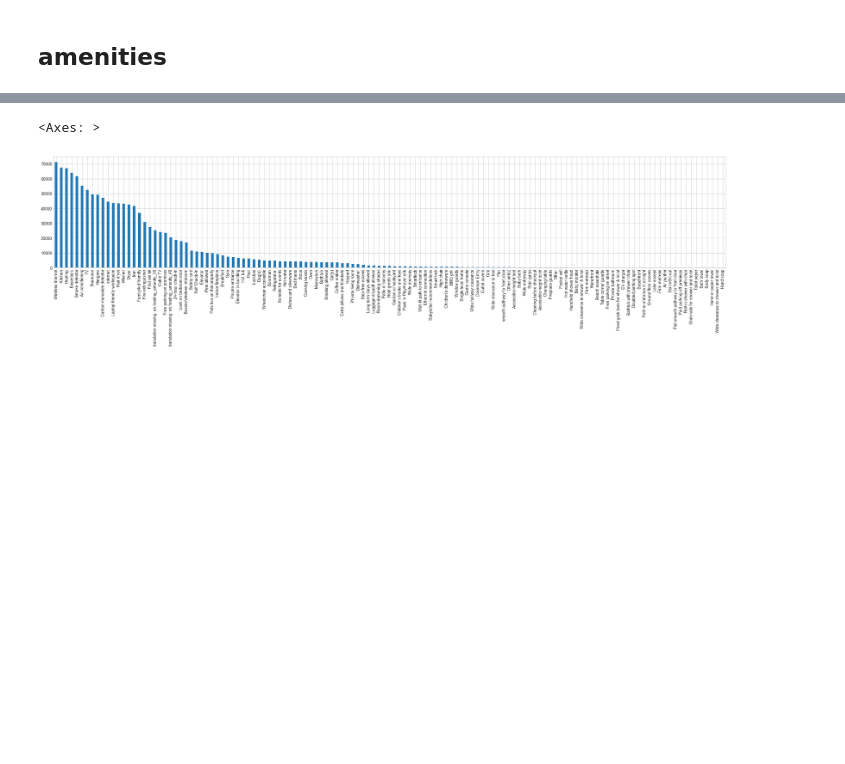
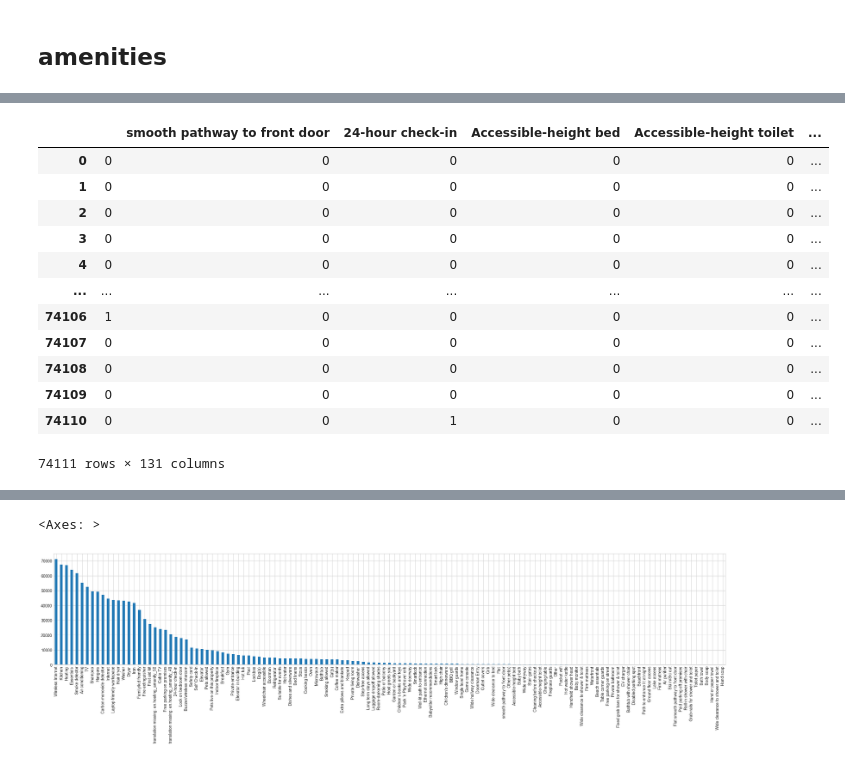
Before and after one commit to semasar/Final-Proje_Airbnb, a Jupyter notebook: data_preproccesing.ipynb, the cells around one changed output, grey strips where cells are left out. Saved outputs shown, nothing was run; the diff lists cells and outputs as text; code cells hidden in the pictures; blank space fills up the shorter version.

```diff
--- a/data_preproccesing.ipynb
+++ b/data_preproccesing.ipynb
@@ -1283,3 +1302,0 @@ df.head()
-# %%
-df = pd.get_dummies(df, columns=["cleaning_fee"])
-df.head()
@@ -1294,5 +1309,3 @@ df.head()
 # %% [markdown]
 ## bed_type
-# %%
-df['bed_type'] =df['bed_type'].apply(lambda x: 1 if x==1 else 0)
 # %%
@@ -1348,7 +1355,5 @@ df['bathrooms'].value_counts()
 7.0       10
 7.5        6
 Name: bathrooms, dtype: int64
-# %%
-df['bathrooms'] =df['bathrooms'].apply(lambda x: 1 if x==1 else 'other')
 # %%
 df = pd.get_dummies(df, columns=["bathrooms"])
@@ -1518,0 +1372,2 @@ for col in df.iloc[:, :2].columns:
+# %%
+df['amenities']=df_origin['amenities']
@@ -1518,0 +1427,43 @@ for col in df.iloc[:, :2].columns:
+# %%
+df.loc[df['amenities'].str.contains('24-hour check-in'), 'check_in_24h'] = 1
+df.loc[df['amenities'].str.contains('Air conditioning|Central air conditioning'), 'air_conditioning'] = 1
+df.loc[df['amenities'].str.contains('Amazon Echo|Apple TV|Game console|Netflix|Projector and screen|Smart TV'), 'high_end_electronics'] = 1
+df.loc[df['amenities'].str.contains('BBQ grill|Fire pit|Propane barbeque'), 'bbq'] = 1
+df.loc[df['amenities'].str.contains('Balcony|Patio'), 'balcony'] = 1
+df.loc[df['amenities'].str.contains('Beach view|Beachfront|Lake access|Mountain view|Ski-in/Ski-out|Waterfront'), 'nature_and_views'] = 1
+df.loc[df['amenities'].str.contains('Bed linens'), 'bed_linen'] = 1
+df.loc[df['amenities'].str.contains('Breakfast'), 'breakfast'] = 1
+df.loc[df['amenities'].str.contains('TV'), 'tv'] = 1
+df.loc[df['amenities'].str.contains('Coffee maker|Espresso machine'), 'coffee_machine'] = 1
+df.loc[df['amenities'].str.contains('Cooking basics'), 'cooking_basics'] = 1
+df.loc[df['amenities'].str.contains('Dishwasher|Dryer|Washer'), 'white_goods'] = 1
+df.loc[df['amenities'].str.contains('Elevator'), 'elevator'] = 1
+df.loc[df['amenities'].str.contains('Exercise equipment|Gym|gym'), 'gym'] = 1
+df.loc[df['amenities'].str.contains('Family/kid friendly|Children|children'), 'child_friendly'] = 1
+df.loc[df['amenities'].str.contains('parking'), 'parking'] = 1
+df.loc[df['amenities'].str.contains('Garden|Outdoor|Sun loungers|Terrace'), 'outdoor_space'] = 1
+df.loc[df['amenities'].str.contains('Host greets you'), 'host_greeting'] = 1
+df.loc[df['amenities'].str.contains('Hot tub|Jetted tub|hot tub|Sauna|Pool|pool'), 'hot_tub_sauna_or_pool'] = 1
+df.loc[df['amenities'].str.contains('Internet|Pocket wifi|Wifi'), 'internet'] = 1
+df.loc[df['amenities'].str.contains('Long term stays allowed'), 'long_term_stays'] = 1
+df.loc[df['amenities'].str.contains('Pets|pet|Cat(s)|Dog(s)'), 'pets_allowed'] = 1
+df.loc[df['amenities'].str.contains('Private entrance'), 'private_entrance'] = 1
+df.loc[df['amenities'].str.contains('Safe|Security system'), 'secure'] = 1
+df.loc[df['amenities'].str.contains('Self check-in'), 'self_check_in'] = 1
+df.loc[df['amenities'].str.contains('Smoking allowed'), 'smoking_allowed'] = 1
+df.loc[df['amenities'].str.contains('Step-free access|Wheelchair|Accessible'), 'accessible'] = 1
+df.loc[df['amenities'].str.contains('Suitable for events'), 'event_suitable'] = 1
+# %% [output]
+|  |  | smooth pathway to front door | 24-hour check-in | Accessible-height bed | Accessible-height toilet | ... |
+| 0 | 0 | 0 | 0 | 0 | 0 | ... |
+| 1 | 0 | 0 | 0 | 0 | 0 | ... |
+| 2 | 0 | 0 | 0 | 0 | 0 | ... |
+| 3 | 0 | 0 | 0 | 0 | 0 | ... |
+| 4 | 0 | 0 | 0 | 0 | 0 | ... |
+| ... | ... | ... | ... | ... | ... | ... |
+| 74106 | 1 | 0 | 0 | 0 | 0 | ... |
+| 74107 | 0 | 0 | 0 | 0 | 0 | ... |
+| 74108 | 0 | 0 | 0 | 0 | 0 | ... |
+| 74109 | 0 | 0 | 0 | 0 | 0 | ... |
+| 74110 | 0 | 0 | 1 | 0 | 0 | ... |
+74111 rows × 131 columns
```
Also changed, not shown: parts of 45 cells of this notebook.
